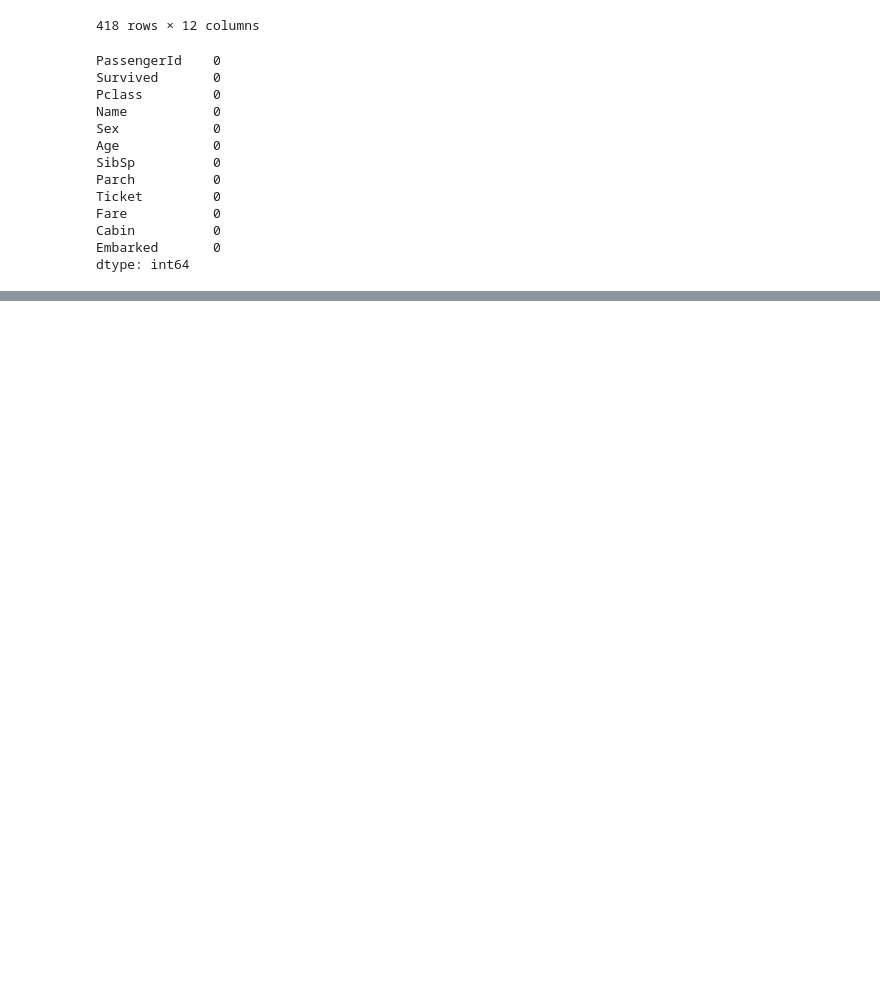
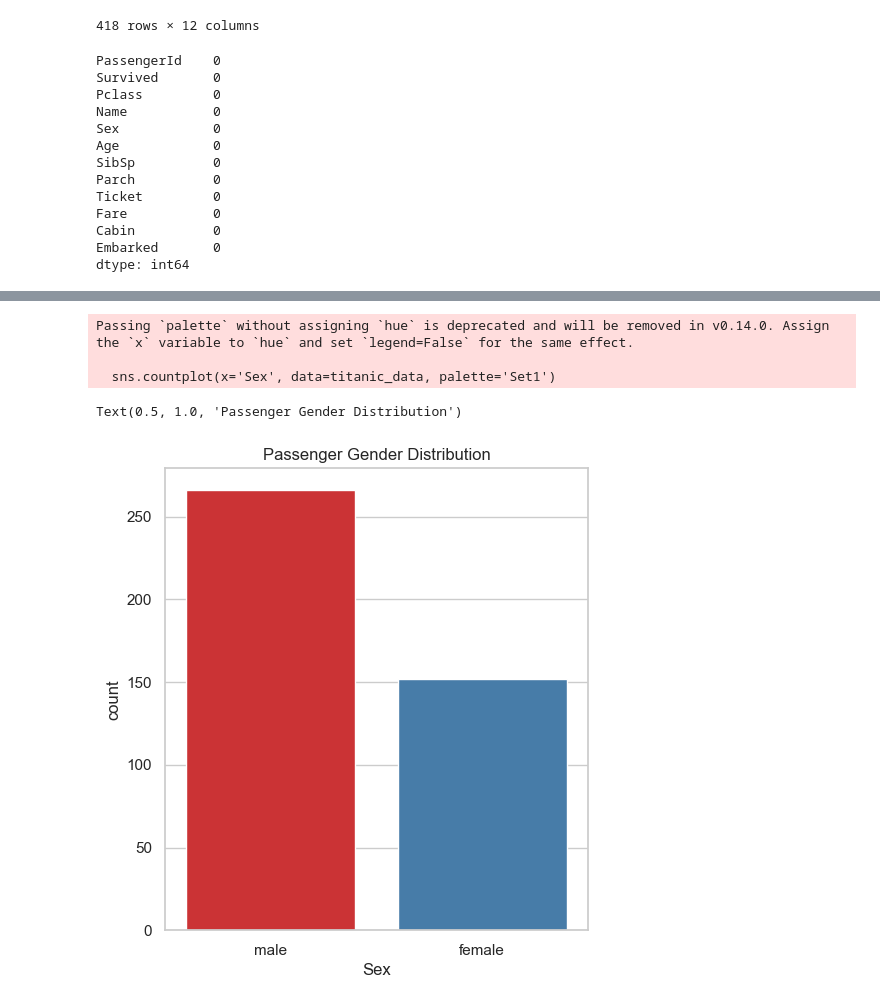
Before and after one commit to Manu-Abuya/Titanic-EDA-Analysis, a Jupyter notebook: Titanic.ipynb, the cells around one changed output, grey strips where cells are left out. Saved outputs shown, nothing was run; the diff lists cells and outputs as text; code cells hidden in the pictures; blank space fills up the shorter version.

```diff
--- a/Titanic.ipynb
+++ b/Titanic.ipynb
@@ -99,3 +99,18 @@ titanic_data.head()
 | 2 | 894 | 0 | 2 | Myles, Mr. Thomas Francis | male | 62.0 | 0 | 0 | 240276 | 9.6875 | ... |
 | 3 | 895 | 0 | 3 | Wirz, Mr. Albert | male | 27.0 | 0 | 0 | 315154 | 8.6625 | ... |
 | 4 | 896 | 1 | 3 | Hirvonen, Mrs. Alexander (Helga E... | female | 22.0 | 1 | 1 | 3101298 | 12.2875 | ... |
+# %%
+# Passenger demographics
+sns.set(style="whitegrid")
+plt.figure(figsize=(12, 6))
+
+# Counterplot for 'Sex'
+plt.subplot(1, 2, 1)
+sns.countplot(x='Sex', data=titanic_data, palette='Set1')
+plt.title('Passenger Gender Distribution')
+# %% [output]
+Passing `palette` without assigning `hue` is deprecated and will be removed in v0.14.0. Assign the `x` variable to `hue` and set `legend=False` for the same effect.
+
+  sns.countplot(x='Sex', data=titanic_data, palette='Set1')
+Text(0.5, 1.0, 'Passenger Gender Distribution')
+[figure, added]
```
Also changed, not shown: parts of 3 cells of this notebook.
